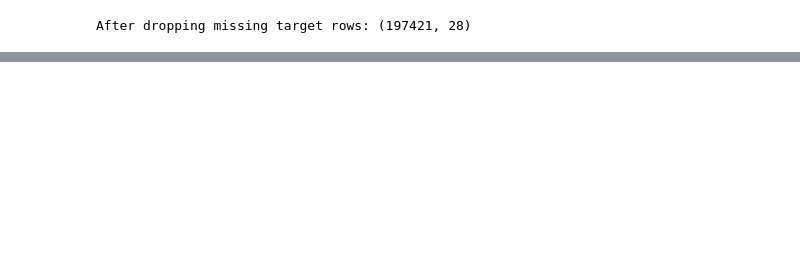
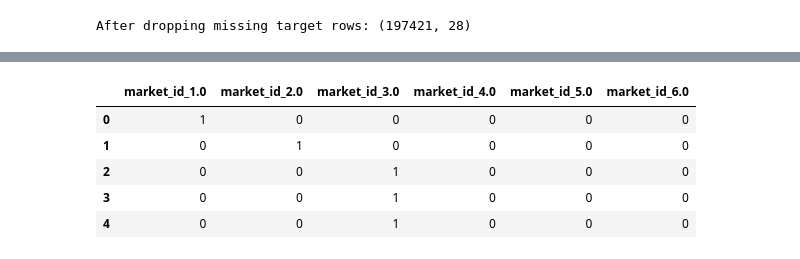
Before and after one commit to abir171915/DoorDash-delivery-time-prediction-, a Jupyter notebook: fulleda.ipynb, the cells around one changed output, grey strips where cells are left out. Saved outputs shown, nothing was run; the diff lists cells and outputs as text; code cells hidden in the pictures; blank space fills up the shorter version.

```diff
--- a/fulleda.ipynb
+++ b/fulleda.ipynb
@@ -211,0 +238,11 @@ dtype: int64
+# %%
+market_id_dummies = pd.get_dummies(df["market_id"], dtype=int)
+market_id_dummies = market_id_dummies.add_prefix("market_id_")
+market_id_dummies.head()
+# %% [output]
+|  | market_id_1.0 | market_id_2.0 | market_id_3.0 | market_id_4.0 | market_id_5.0 | market_id_6.0 |
+| 0 | 1 | 0 | 0 | 0 | 0 | 0 |
+| 1 | 0 | 1 | 0 | 0 | 0 | 0 |
+| 2 | 0 | 0 | 1 | 0 | 0 | 0 |
+| 3 | 0 | 0 | 1 | 0 | 0 | 0 |
+| 4 | 0 | 0 | 1 | 0 | 0 | 0 |
```
Also changed, not shown: parts of 15 cells of this notebook.
